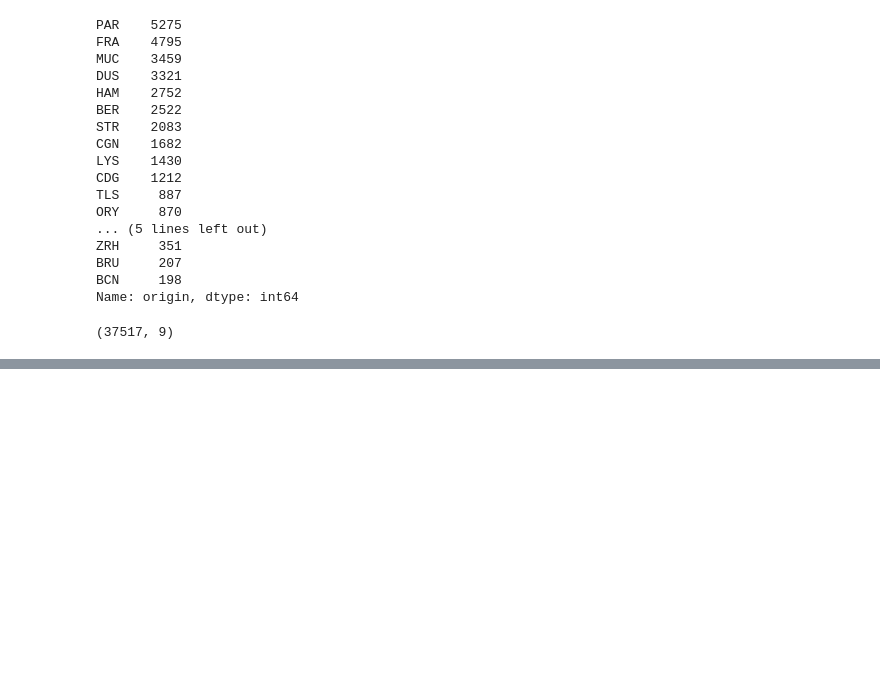
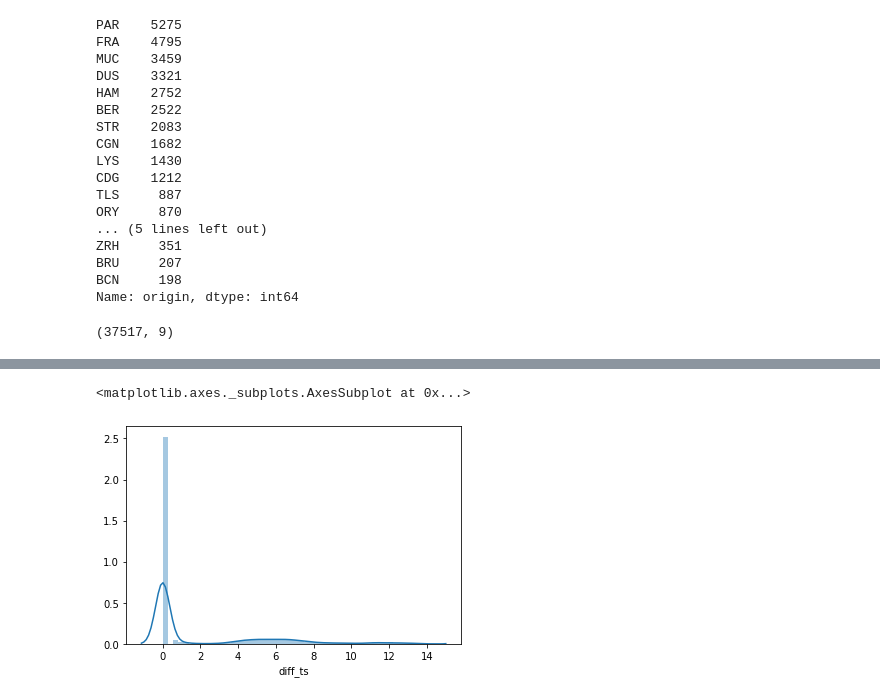
Before and after one commit to giallo41/book_destination, a Jupyter notebook: eda.ipynb, the cells around one changed output, grey strips where cells are left out. Saved outputs shown, nothing was run; the diff lists cells and outputs as text; code cells hidden in the pictures; blank space fills up the shorter version.

```diff
--- a/eda.ipynb
+++ b/eda.ipynb
@@ -247,0 +352,3 @@ searched_origin.head(2)
+# %%
+df_event_sorted = df_event_sorted.reset_index()
+df_event_sorted.drop('index', axis=1, inplace=True)
@@ -247,0 +369,3 @@ searched_origin.head(2)
+# %%
+df_event_sorted['act_count'] = df_event_sorted.groupby('user_id').cumcount()+1
+df_event_sorted.head(10)
@@ -247,0 +407,4 @@ searched_origin.head(2)
+# %%
+# Change in sencods
+df_event_sorted['diff_ts'] = df_event_sorted['ts'].diff()/np.timedelta64(1,'s')
+df_event_sorted['diff_ts'] = df_event_sorted['diff_ts'].fillna(0)
@@ -247,0 +420,3 @@ searched_origin.head(2)
+# %%
+df_event_sorted['diff_ts'] = np.abs(df_event_sorted['diff_ts'] * (df_event_sorted['act_count']>1))
+df_event_sorted['diff_ts'] = df_event_sorted['diff_ts'].astype('int')
@@ -247,0 +437,5 @@ searched_origin.head(2)
+# %%
+sns.distplot(np.log(df_event_sorted['diff_ts']+1))
+# %% [output]
+<matplotlib.axes._subplots.AxesSubplot at 0x...>
+[figure, added]
```
Also changed, not shown: parts of 32 cells of this notebook.
